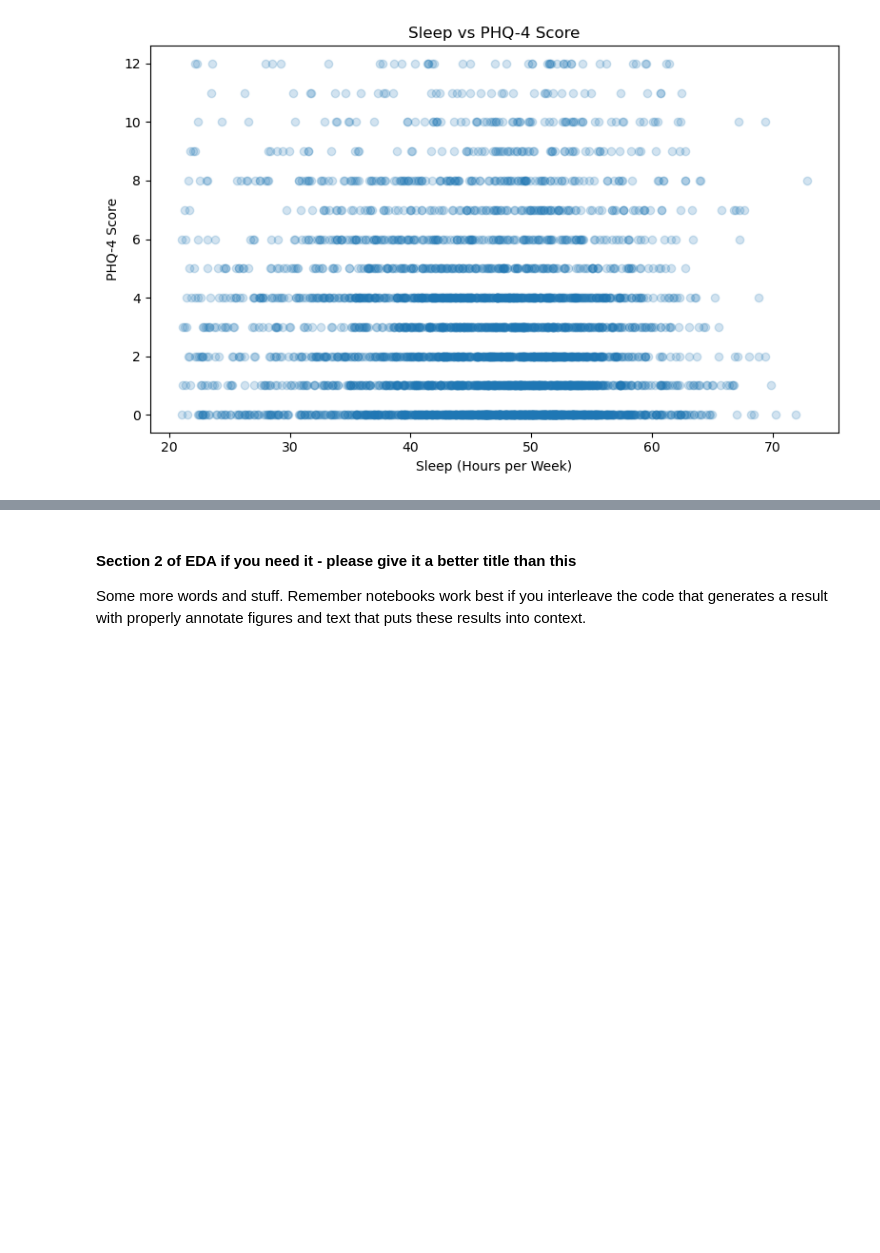
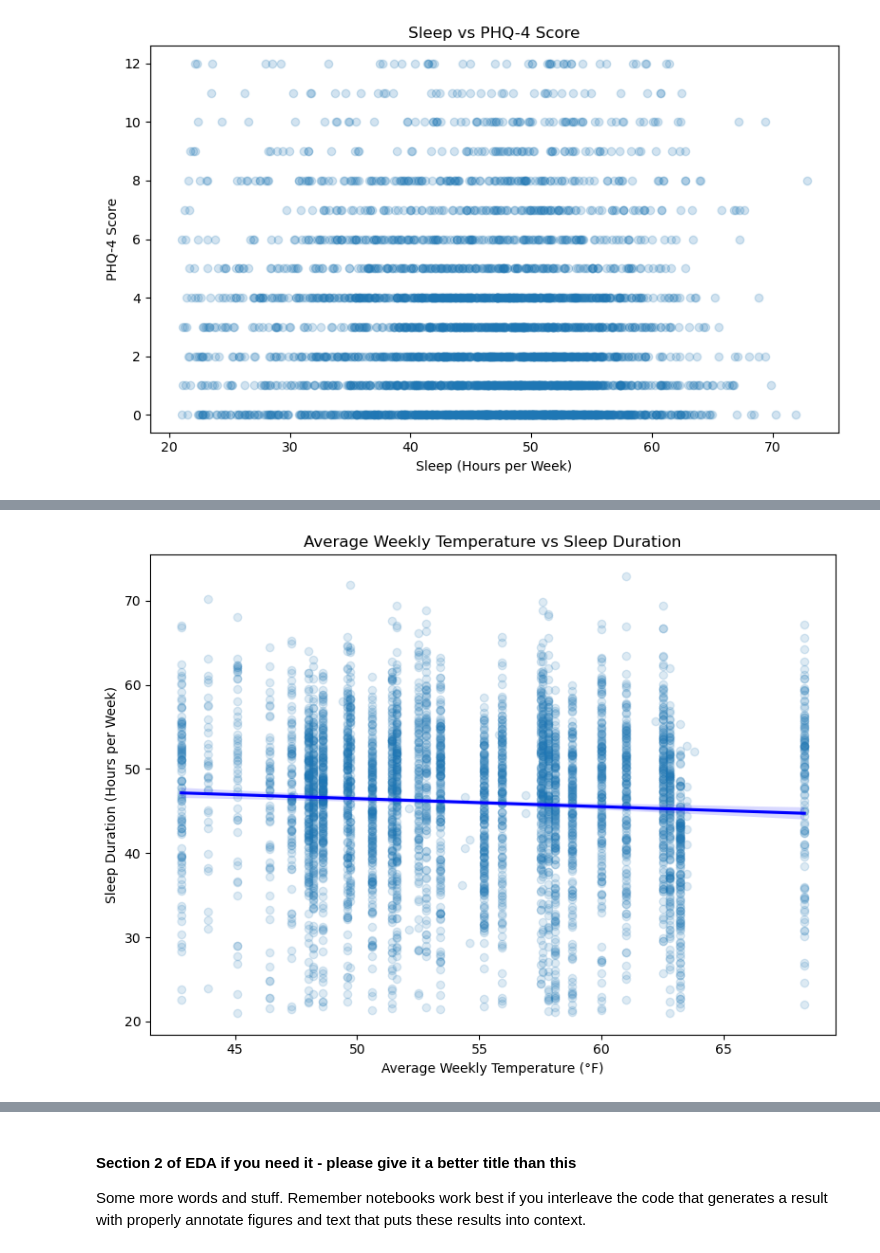
Before and after one commit to COGS108/Group053_WI26, a Jupyter notebook: 02-EDACheckpoint.ipynb, the cells around one changed output, grey strips where cells are left out. Saved outputs shown, nothing was run; the diff lists cells and outputs as text; code cells hidden in the pictures; blank space fills up the shorter version.

```diff
--- a/02-EDACheckpoint.ipynb
+++ b/02-EDACheckpoint.ipynb
@@ -673,0 +853,18 @@ final_all.assign(
+# %%
+plt.figure(figsize=(8,6))
+
+sns.regplot(
+    data=df_m,
+    x="avg_temperature_F",
+    y="sleep_hours",
+    scatter_kws={"alpha":0.15},
+    line_kws={"color":"blue"}
+)
+
+plt.title("Average Weekly Temperature vs Sleep Duration")
+plt.xlabel("Average Weekly Temperature (°F)")
+plt.ylabel("Sleep Duration (Hours per Week)")
+plt.tight_layout()
+plt.show()
+# %% [output]
+[figure, added]
```
Also changed, not shown: parts of 15 cells of this notebook.
